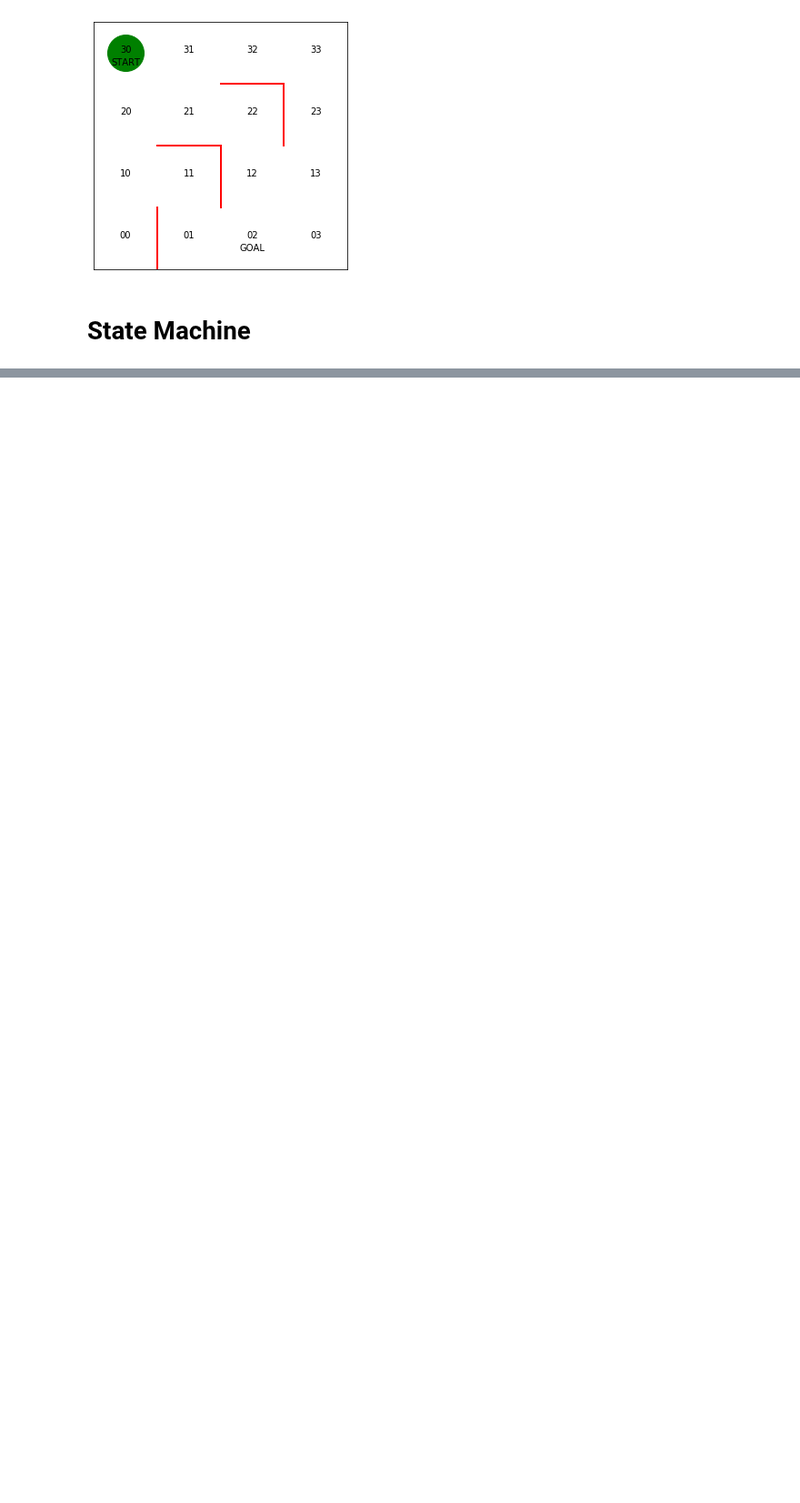
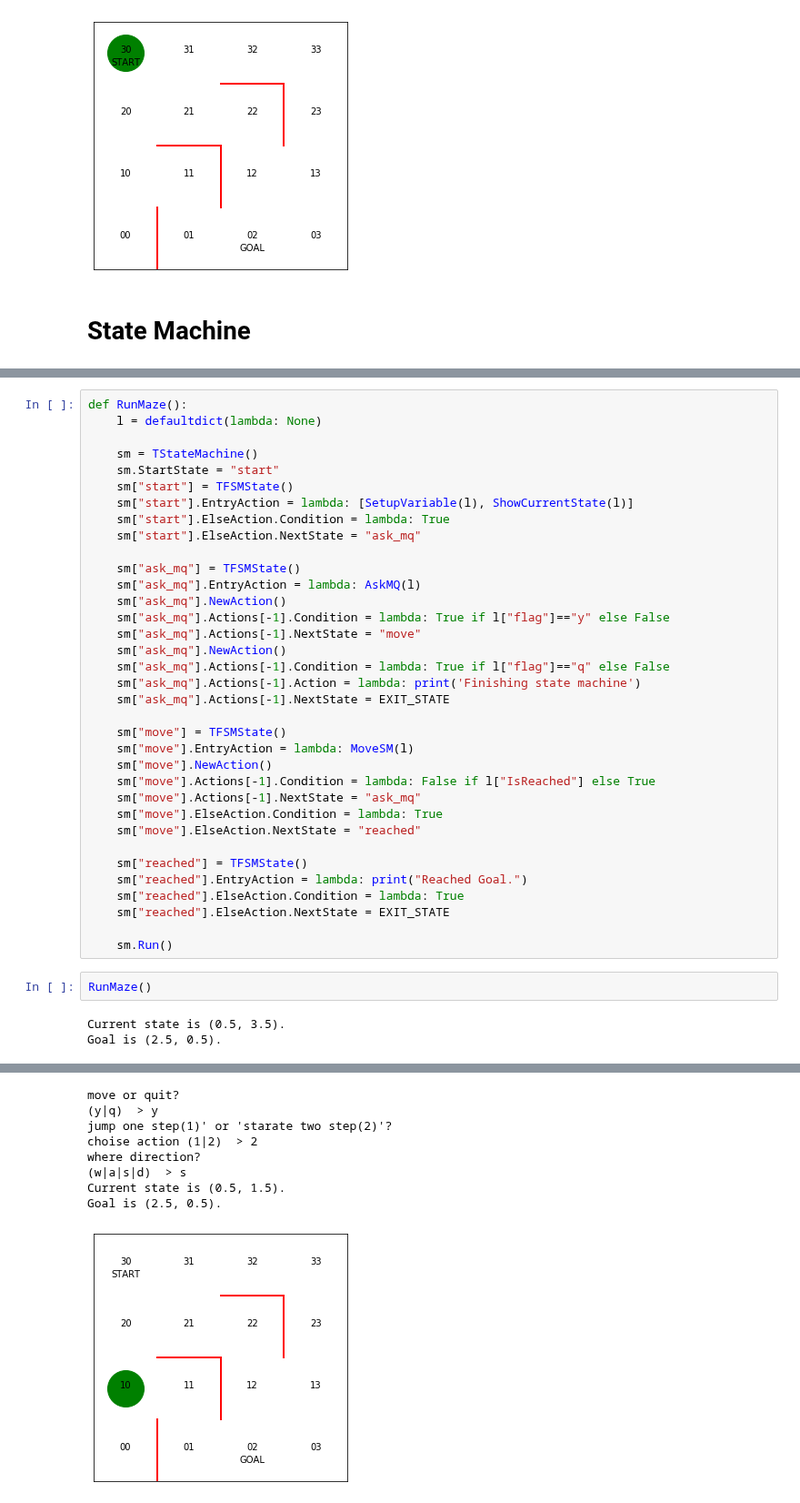
Before and after one commit to yashimar/StateMachine, a Jupyter notebook: code/maze.ipynb, the cells around one changed output, grey strips where cells are left out. Shown at 91% size. Drawn from its saved outputs; the diff is of its cells as text; blank space fills up the shorter version.

Commit message:
implement maze

```diff
--- a/code/maze.ipynb
+++ b/code/maze.ipynb
@@ -55,0 +200,40 @@ maze.plot(markersize=40)
+# %%
+def RunMaze():
+    l = defaultdict(lambda: None)
+
+    sm = TStateMachine()
+    sm.StartState = "start"
+    sm["start"] = TFSMState()
+    sm["start"].EntryAction = lambda: [SetupVariable(l), ShowCurrentState(l)]
+    sm["start"].ElseAction.Condition = lambda: True
+    sm["start"].ElseAction.NextState = "ask_mq"
+
+    sm["ask_mq"] = TFSMState()
+    sm["ask_mq"].EntryAction = lambda: AskMQ(l)
+    sm["ask_mq"].NewAction()
+    sm["ask_mq"].Actions[-1].Condition = lambda: True if l["flag"]=="y" else False
+    sm["ask_mq"].Actions[-1].NextState = "move"
+    sm["ask_mq"].NewAction()
+    sm["ask_mq"].Actions[-1].Condition = lambda: True if l["flag"]=="q" else False
+    sm["ask_mq"].Actions[-1].Action = lambda: print('Finishing state machine')
+    sm["ask_mq"].Actions[-1].NextState = EXIT_STATE
+
+    sm["move"] = TFSMState()
+    sm["move"].EntryAction = lambda: MoveSM(l)
+    sm["move"].NewAction()
+    sm["move"].Actions[-1].Condition = lambda: False if l["IsReached"] else True
+    sm["move"].Actions[-1].NextState = "ask_mq"
+    sm["move"].ElseAction.Condition = lambda: True
+    sm["move"].ElseAction.NextState = "reached"
+
+    sm["reached"] = TFSMState()
+    sm["reached"].EntryAction = lambda: print("Reached Goal.")
+    sm["reached"].ElseAction.Condition = lambda: True
+    sm["reached"].ElseAction.NextState = EXIT_STATE
+
+    sm.Run()
+# %%
+RunMaze()
+# %% [output]
+Current state is (0.5, 3.5).
+Goal is (2.5, 0.5).
@@ -55,0 +241,9 @@ maze.plot(markersize=40)
+move or quit?
+(y|q)  > y
+jump one step(1)' or 'starate two step(2)'?
+choise action (1|2)  > 2
+where direction?
+(w|a|s|d)  > s
+Current state is (0.5, 1.5).
+Goal is (2.5, 0.5).
+[figure, added]
```
Also changed, not shown: parts of 8 cells of this notebook.
